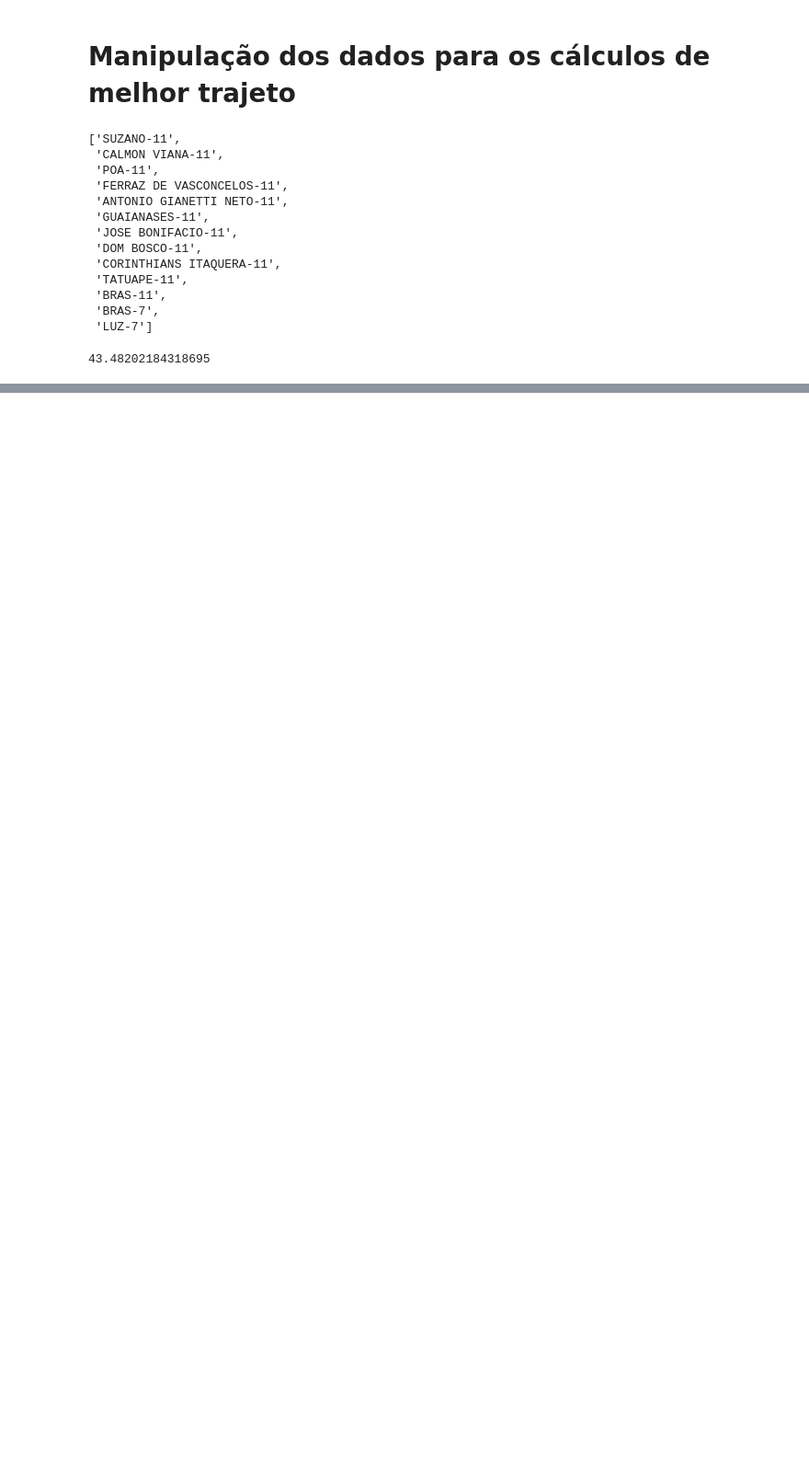
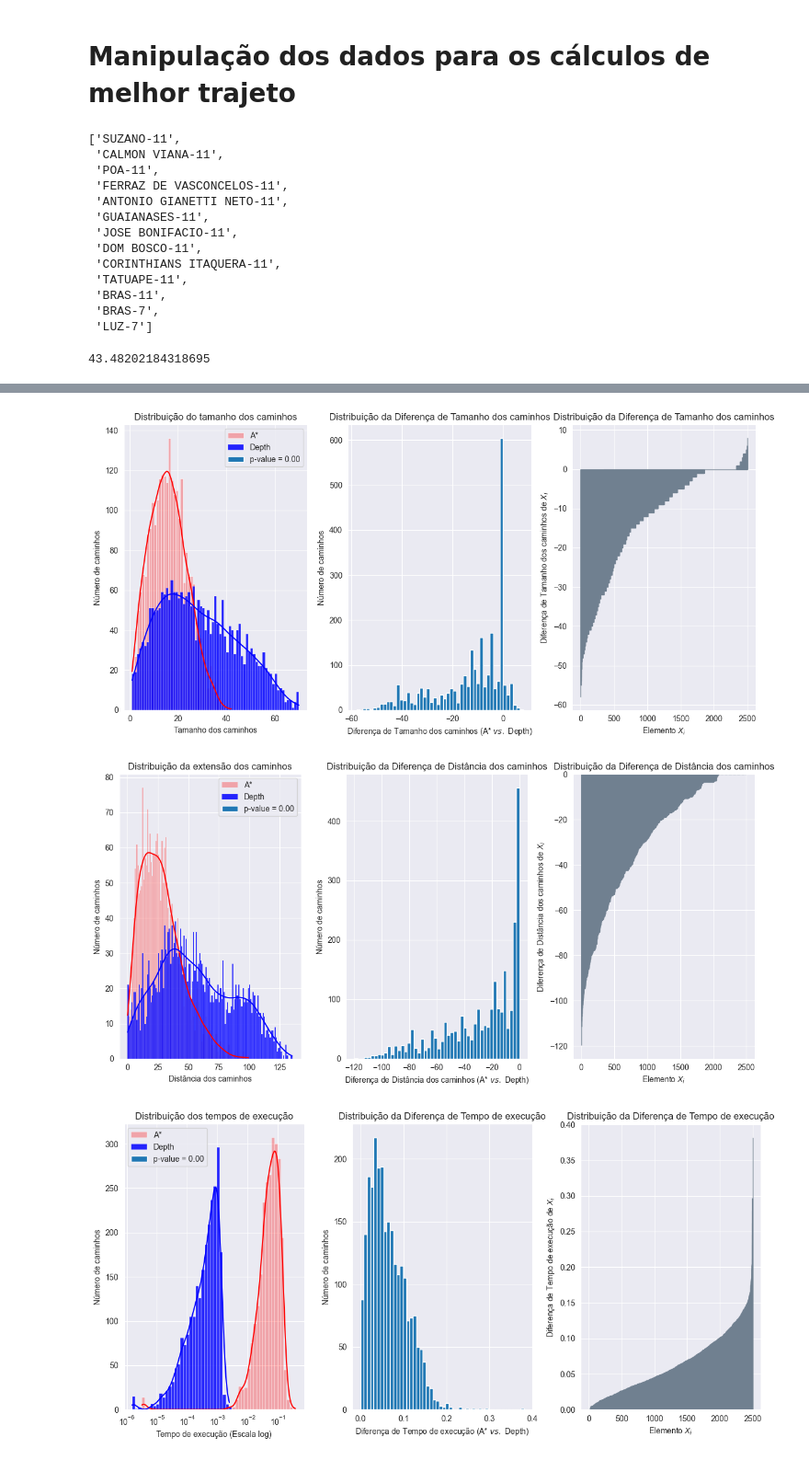
Before and after one commit to arthurhirez/Search_Alg_AI, a Jupyter notebook: Projeto_1_IA.ipynb, the cells around one changed output, grey strips where cells are left out. Shown at 92% size. Cells and saved outputs as stored; diff of their text form; code cells hidden in the pictures; blank space fills up the shorter version.

```diff
--- a/Projeto_1_IA.ipynb
+++ b/Projeto_1_IA.ipynb
@@ -830,0 +401,10 @@ nx.bellman_ford_path(G_calc, 'SUZANO-11', 'LUZ-7'), nx.bellman_ford_path_length(
+# %%
+lista_prefixo = ["len_", "dist_", "time_"]
+lista_sufixo = ["AStar", "dfs"]
+
+for idx, prefixo in enumerate(lista_prefixo):
+    Experiment.plot_distrib(df_obs, prefixo+lista_sufixo[0], prefixo+lista_sufixo[1], idx)
+# %% [output]
+[figure, added]
+[figure, added]
+[figure, added]
```
Also changed, not shown: parts of 26 cells of this notebook, 3 other files.
